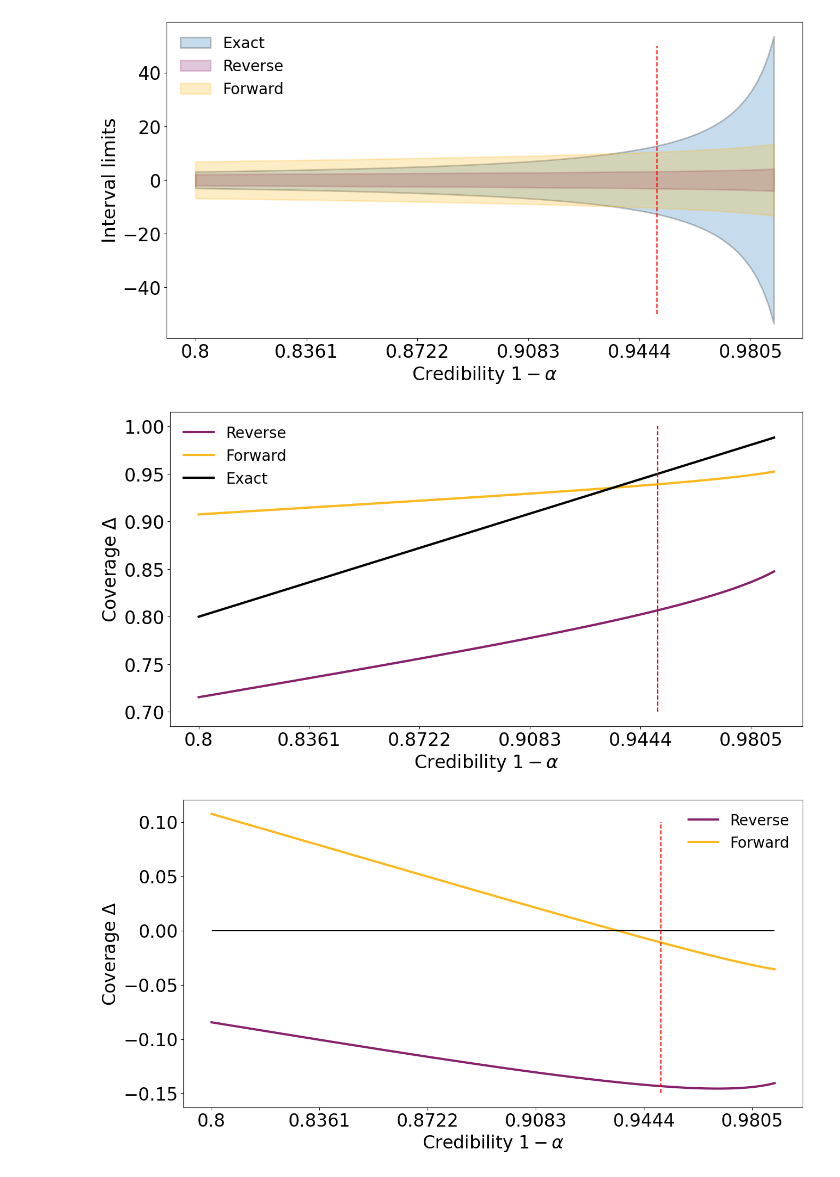
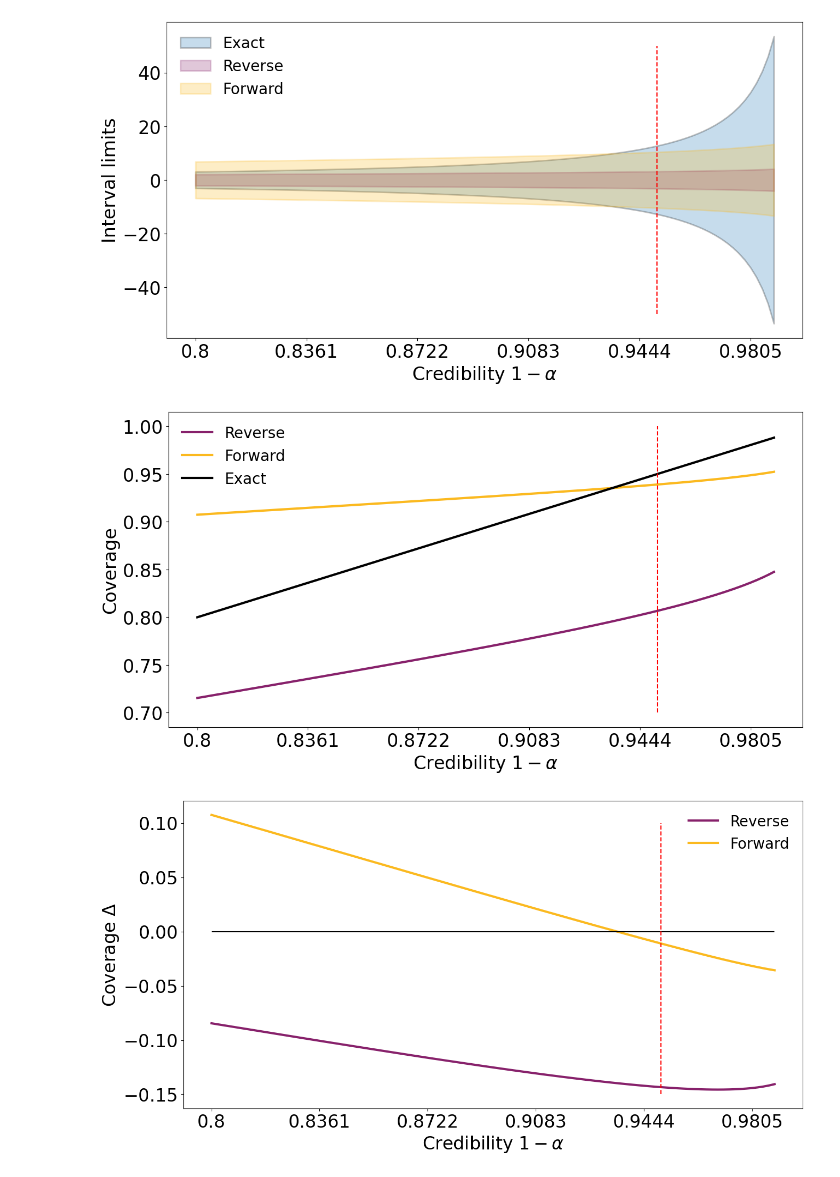
Before and after one commit to giankdiluvi/vi-ci-calibration, a Jupyter notebook: src/cauchy.ipynb, the cells around one changed output. Saved outputs shown, nothing was run; the diff lists cells and outputs as text; code cells hidden in the pictures.

```diff
--- a/src/cauchy.ipynb
+++ b/src/cauchy.ipynb
@@ -8,6 +8,7 @@ import scipy.stats as stats
 plt.rcParams.update({'figure.max_open_warning': 0})
 plt.rcParams["figure.figsize"]=15,7.5
 plt.rcParams.update({'font.size': 24})
+figpath='../doc/fig/'
 # %%
 # auxiliary functions
 def kl(lq,lp,randq,B=1000):
@@ -185,15 +187,16 @@ plt.legend(fontsize='small',frameon=False,loc='upper left');
 # %%
 plt.plot(lsa,1-2*stats.cauchy.sf(rev_lims),label='Reverse',lw=3,color='#87216BFF')
 plt.plot(lsa,1-2*stats.cauchy.sf(fwd_lims),label='Forward',lw=3,color='#FBB91FFF')
 plt.plot(lsa,1-alphas[lsa],label='Exact',lw=3,color='black')
 plt.vlines(np.argmax(alphas==0.0499),0.7,1,ls='dashed',color='red')
 
-plt.ylabel(r'Coverage $\Delta$')
+plt.ylabel(r'Coverage')
 plt.xlabel(r'Credibility $1-\alpha$')
 plt.xticks(ticks=np.arange(0,100,step=19),labels=1-alphas[np.arange(0,100,step=19)])
 plt.legend(fontsize='small',frameon=False,loc='upper left');
+plt.savefig(figpath + 'cauchy_cicoverage.pdf', dpi=300, bbox_inches='tight')
 # %% [output]
-[figure, old version]
+[figure, new version]
 # %%
 plt.plot(lsa,alphas-2*stats.cauchy.sf(rev_lims),label='Reverse',lw=3,color='#87216BFF')
 plt.plot(lsa,alphas-2*stats.cauchy.sf(fwd_lims),label='Forward',lw=3,color='#FBB91FFF')
```
Also changed, not shown: parts of 2 cells of this notebook, 5 other files.
